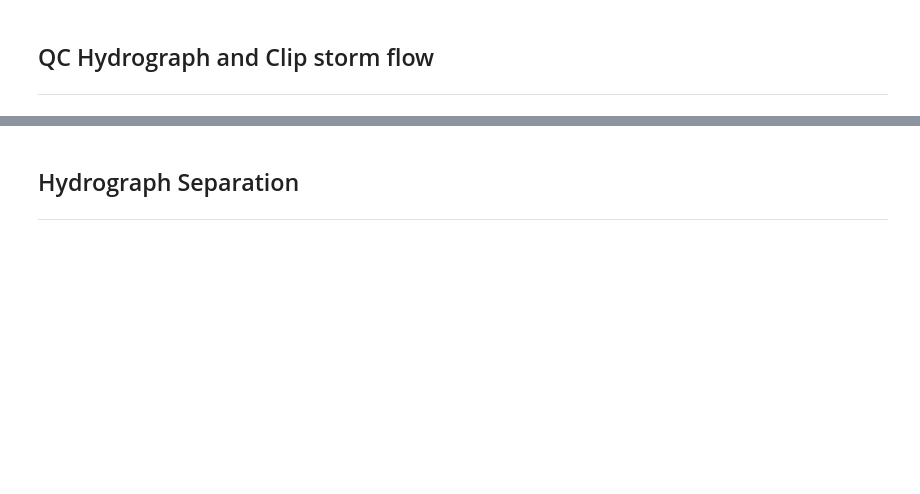
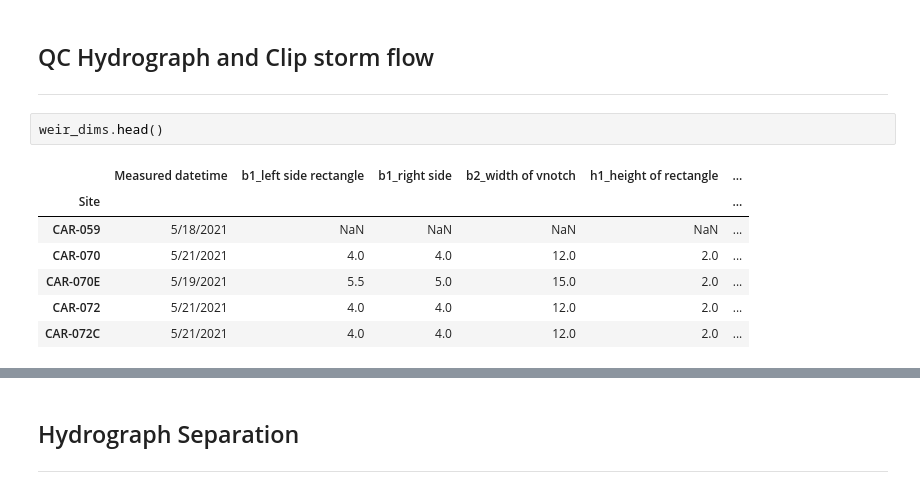
Before and after one commit to 5025-Main/2021_County_LowFlow, a Jupyter notebook: Python_code/2021 Low Flow Data Processing.ipynb, the cells around one changed output, grey strips where cells are left out. Drawn from its saved outputs; the diff is of its cells as text; blank space fills up the shorter version.

```diff
--- a/Python_code/2021 Low Flow Data Processing.ipynb
+++ b/Python_code/2021 Low Flow Data Processing.ipynb
@@ -357,5 +459,15 @@ WL.head()
 # %% [markdown]
 ## QC Hydrograph and Clip storm flow
 ***
+# %%
+weir_dims.head()
+# %% [output]
+|  | Measured datetime | b1_left side rectangle | b1_right side | b2_width of vnotch | h1_height of rectangle | ... |
+| Site |  |  |  |  |  | ... |
+| CAR-059 | 5/18/2021 | NaN | NaN | NaN | NaN | ... |
+| CAR-070 | 5/21/2021 | 4.0 | 4.0 | 12.0 | 2.0 | ... |
+| CAR-070E | 5/19/2021 | 5.5 | 5.0 | 15.0 | 2.0 | ... |
+| CAR-072 | 5/21/2021 | 4.0 | 4.0 | 12.0 | 2.0 | ... |
+| CAR-072C | 5/21/2021 | 4.0 | 4.0 | 12.0 | 2.0 | ... |
 # %%
 ## Clip storm flows
```
Also changed, not shown: parts of 20 cells of this notebook, 44 other files.
